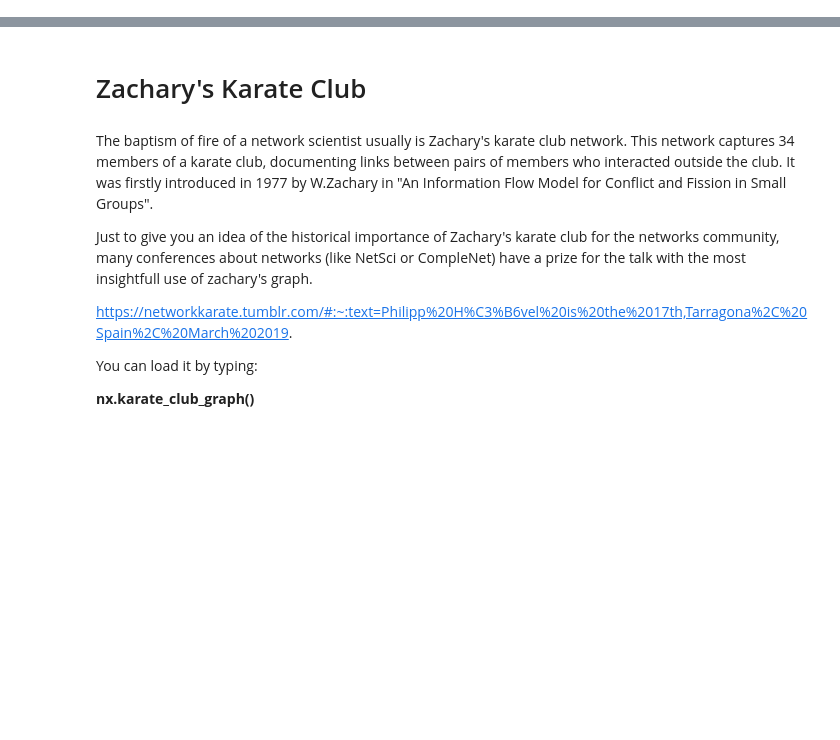
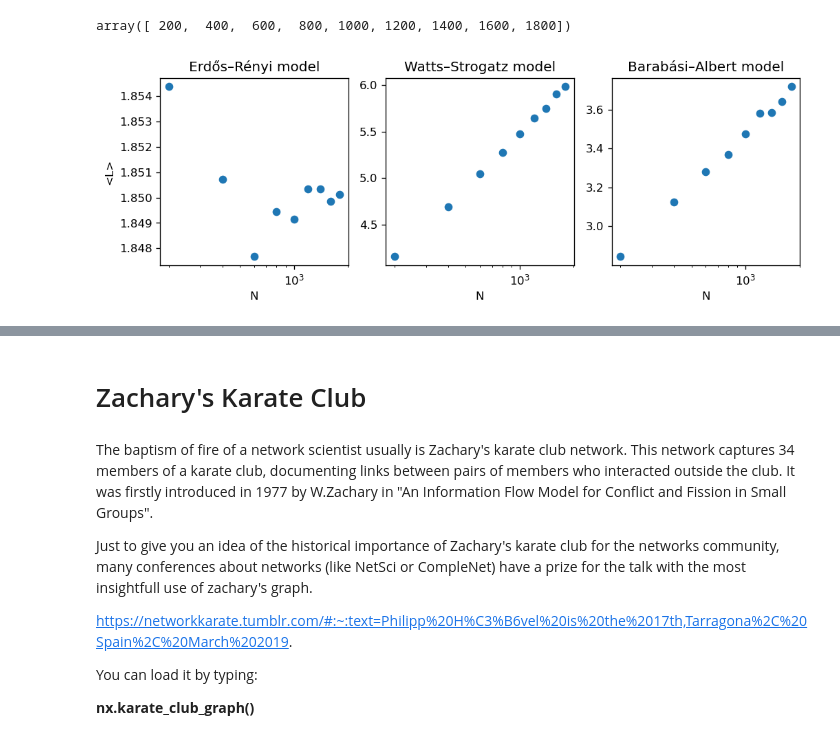
Before and after one commit to MatteoSerafino/Python-Networks, a Jupyter notebook: part_2_Real_World_Networks.ipynb, the cells around one changed output, grey strips where cells are left out. Saved outputs shown, nothing was run; the diff lists cells and outputs as text; code cells hidden in the pictures; blank space fills up the shorter version.

```diff
--- a/part_2_Real_World_Networks.ipynb
+++ b/part_2_Real_World_Networks.ipynb
@@ -5,0 +33,12 @@ import numpy as np
+# %%
+N=1000
+##
+p=0.15
+er=nx.erdos_renyi_graph(N,p)
+##
+K=10
+beta=0.2
+ws=nx.watts_strogatz_graph(N,K,beta)
+##
+m=3
+ba=nx.barabasi_albert_graph(N,m)
@@ -5,0 +99,41 @@ import numpy as np
+# %%
+np.arange(200,2000,200)
+# %% [output]
+array([ 200,  400,  600,  800, 1000, 1200, 1400, 1600, 1800])
+# %%
+p=0.15
+m=3
+Lws,Ler,Lba=[],[],[]
+for N in np.arange(200,2000,200):
+    Lws.append(nx.average_shortest_path_length(nx.watts_strogatz_graph(N,4,0.6)))
+    Ler.append(nx.average_shortest_path_length(nx.erdos_renyi_graph(N,p)))
+    Lba.append(nx.average_shortest_path_length(nx.barabasi_albert_graph(N,m)))
+# %%
+plt.figure(figsize=(10,3), dpi=120) # 10 is width, 4 is height
+
+# Left hand side plot
+plt.subplot(1,3,1)  # (nRows, nColumns, axes number to plot)
+plt.plot(np.arange(200,2000,200),Ler,'o')
+plt.xscale('log')
+plt.ylabel('<L>', fontsize=10)
+plt.xlabel('N',fontsize=10)
+plt.title('Erdős–Rényi model')
+
+# Right hand side plot
+plt.subplot(1,3,2)
+plt.plot(np.arange(200,2000,200),Lws,'o')
+plt.xscale('log')
+plt.xlabel('N',fontsize=10)
+plt.title('Watts–Strogatz model')
+
+# Right hand side plot
+plt.subplot(1,3,3)
+plt.plot( np.arange(200,2000,200),Lba,'o')
+plt.xlabel('k',fontsize=10)
+plt.xscale('log')
+plt.xlabel('N',fontsize=10)
+plt.title('Barabási–Albert model')
+
+plt.show()
+# %% [output]
+[figure, added]
```
Also changed, not shown: parts of 45 cells of this notebook.
